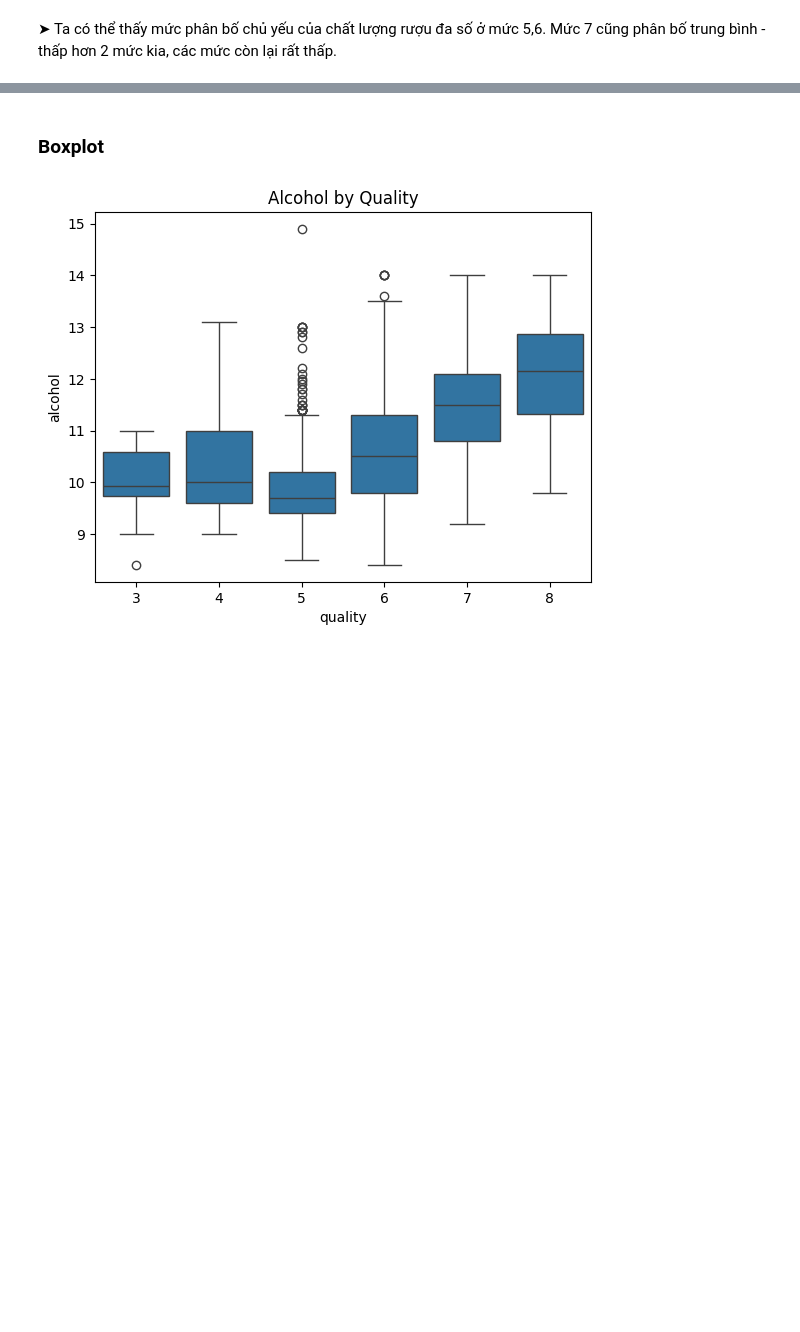
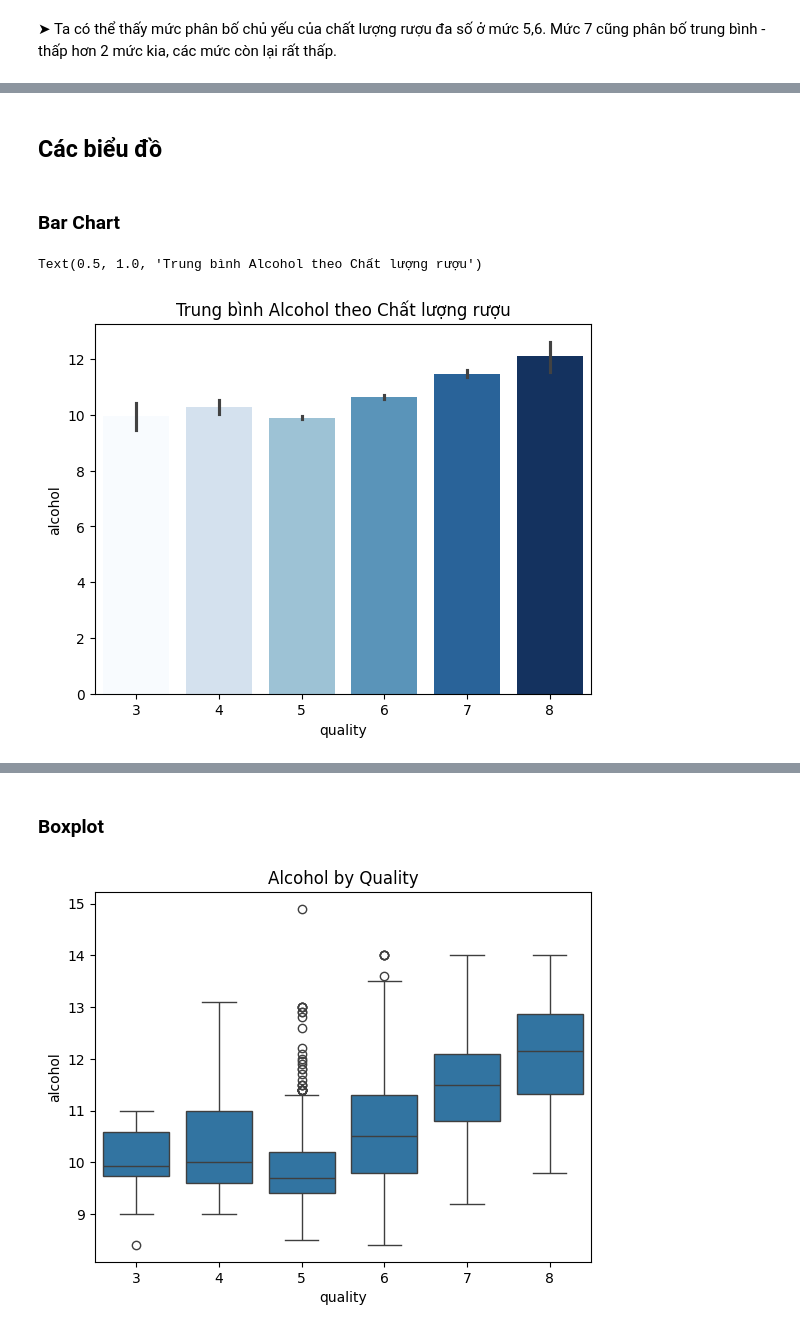
Before and after one commit to nvhao100604/PTDL_2025, a Jupyter notebook: BT4/code/winequality_code.ipynb, the cells around one changed output, grey strips where cells are left out. Saved outputs shown, nothing was run; the diff lists cells and outputs as text; code cells hidden in the pictures; blank space fills up the shorter version.

```diff
--- a/BT4/code/winequality_code.ipynb
+++ b/BT4/code/winequality_code.ipynb
@@ -181,0 +253,17 @@ sns.heatmap(corr, xticklabels=corr.columns, yticklabels=corr.columns, annot=True
+# %% [markdown]
+## Các biểu đồ
+# %% [markdown]
+### Bar Chart
+# %%
+sns.barplot(
+    x='quality',
+    y='alcohol',
+    hue='quality',
+    data=df,
+    palette='Blues',
+    legend=False   )
+plt.savefig('images/bar_plot.pdf')
+plt.title("Trung bình Alcohol theo Chất lượng rượu")
+# %% [output]
+Text(0.5, 1.0, 'Trung bình Alcohol theo Chất lượng rượu')
+[figure, added]
```
Also changed, not shown: parts of 22 cells of this notebook, 7 other files.
